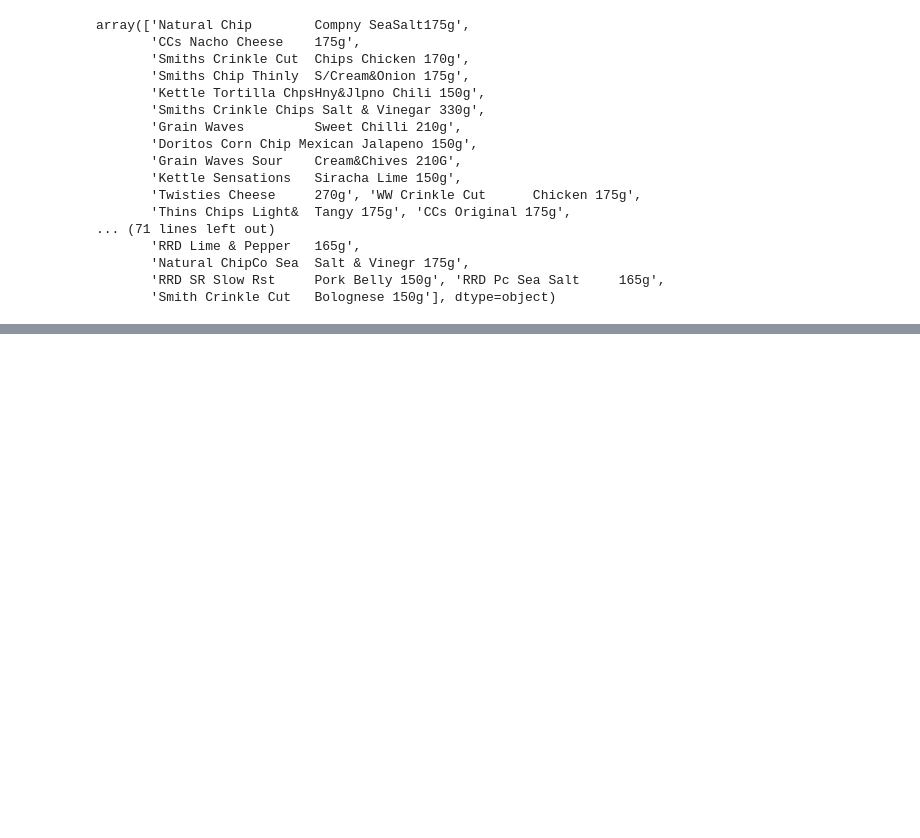
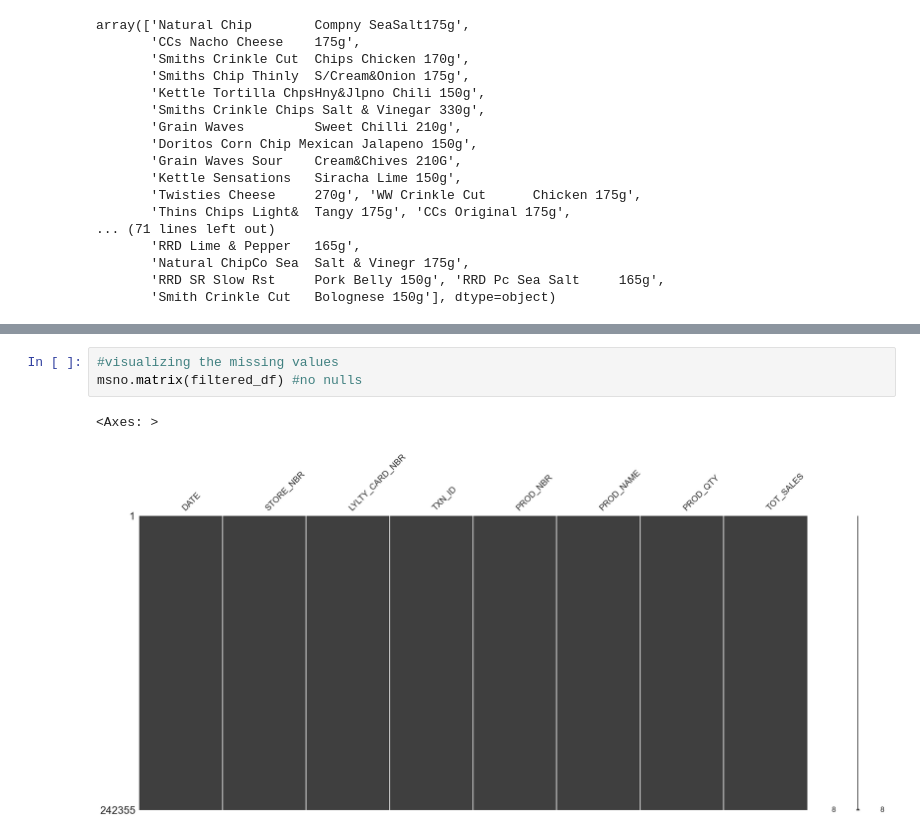
Before and after one commit to salu218/forage_virtual_internship, a Jupyter notebook: quantium.ipynb, the cells around one changed output, grey strips where cells are left out. Drawn from its saved outputs; the diff is of its cells as text; blank space fills up the shorter version.

```diff
--- a/quantium.ipynb
+++ b/quantium.ipynb
@@ -425,0 +399,6 @@ memory usage: 18.2+ MB
+# %%
+#visualizing the missing values
+msno.matrix(filtered_df) #no nulls
+# %% [output]
+<Axes: >
+[figure, added]
```
Also changed, not shown: parts of 5 cells of this notebook.
